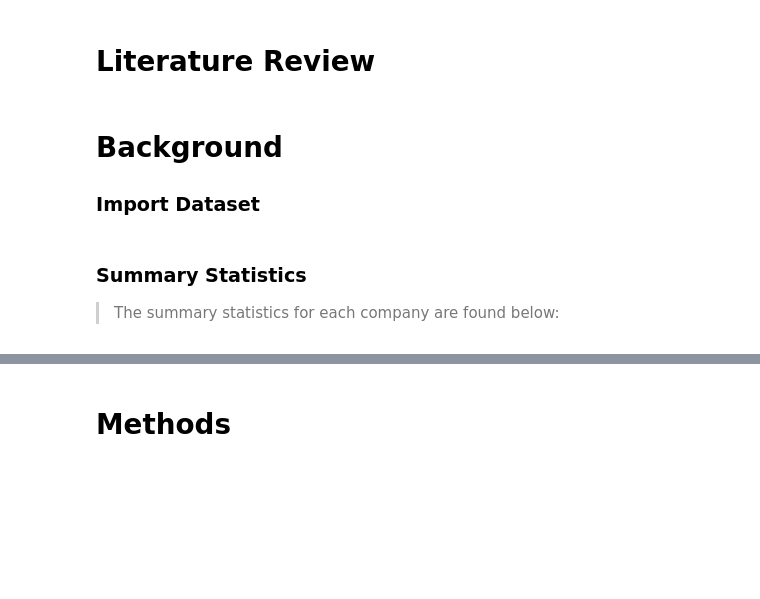
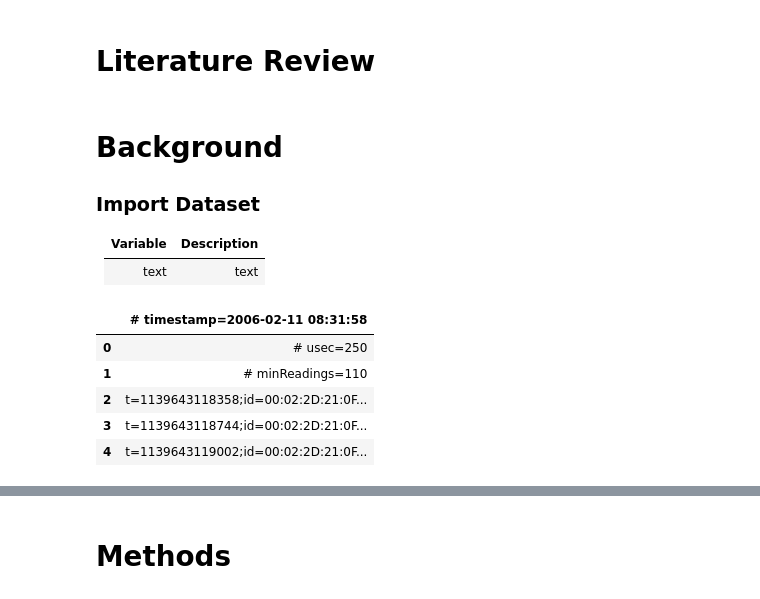
Before and after one commit to josteinstraume/real-time-location-system, a Jupyter notebook: notebooks/JBarryStraume_Week6CaseStudy.ipynb, the cells around one changed output, grey strips where cells are left out. Saved outputs shown, nothing was run; the diff lists cells and outputs as text; code cells hidden in the pictures; blank space fills up the shorter version.

```diff
--- a/notebooks/JBarryStraume_Week6CaseStudy.ipynb
+++ b/notebooks/JBarryStraume_Week6CaseStudy.ipynb
@@ -27,7 +27,18 @@
 # %% [markdown]
 # <a name="Background"></a>Background
 ### Import Dataset
+
+
+| Variable | Description |
+| :------: | :-----------: |
+| text | text |
-# %% [markdown]
-### Summary Statistics
-
-> The summary statistics for each company are found below:
+# %%
+#%%capture
+#import warnings
+#warnings.filterwarnings('ignore')
+import pandas as pd
+import numpy as np
+import matplotlib.pyplot as plt
+
+
+df = pd.read_csv('../data/offline_final_trace.txt', sep=';', delimiter='\n')
@@ -33,0 +47,9 @@
+# %%
+df.head()
+# %% [output]
+|  | # timestamp=2006-02-11 08:31:58 |
+| 0 | # usec=250 |
+| 1 | # minReadings=110 |
+| 2 | t=1139643118358;id=00:02:2D:21:0F... |
+| 3 | t=1139643118744;id=00:02:2D:21:0F... |
+| 4 | t=1139643119002;id=00:02:2D:21:0F... |
```
Also changed, not shown: parts of 42 cells of this notebook, 34 other files.
